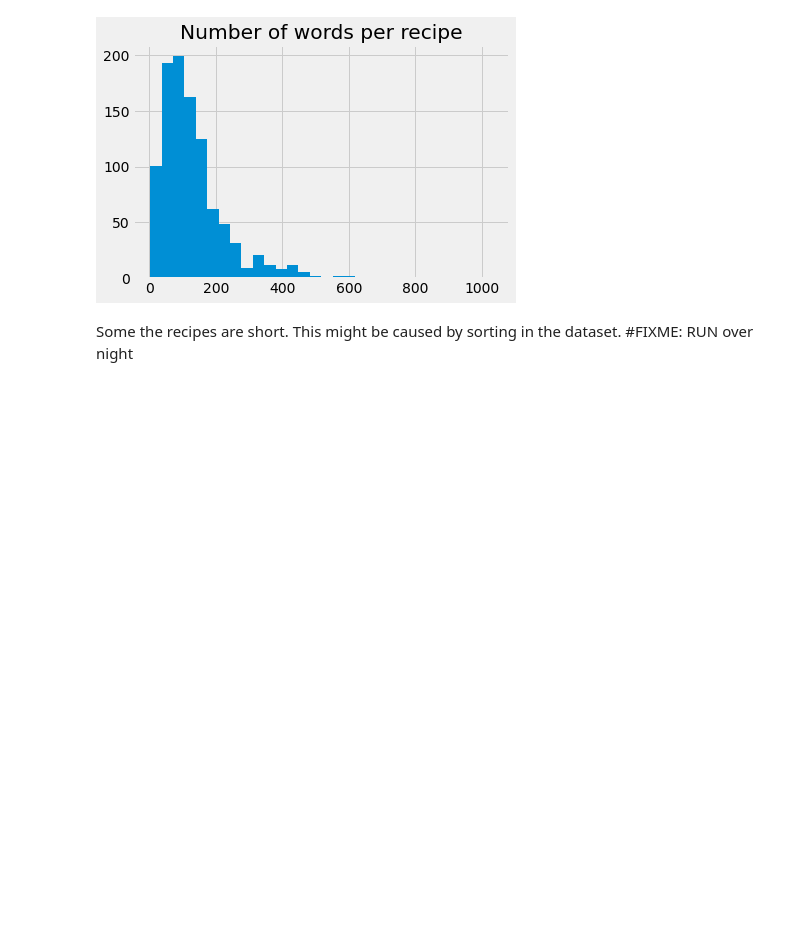
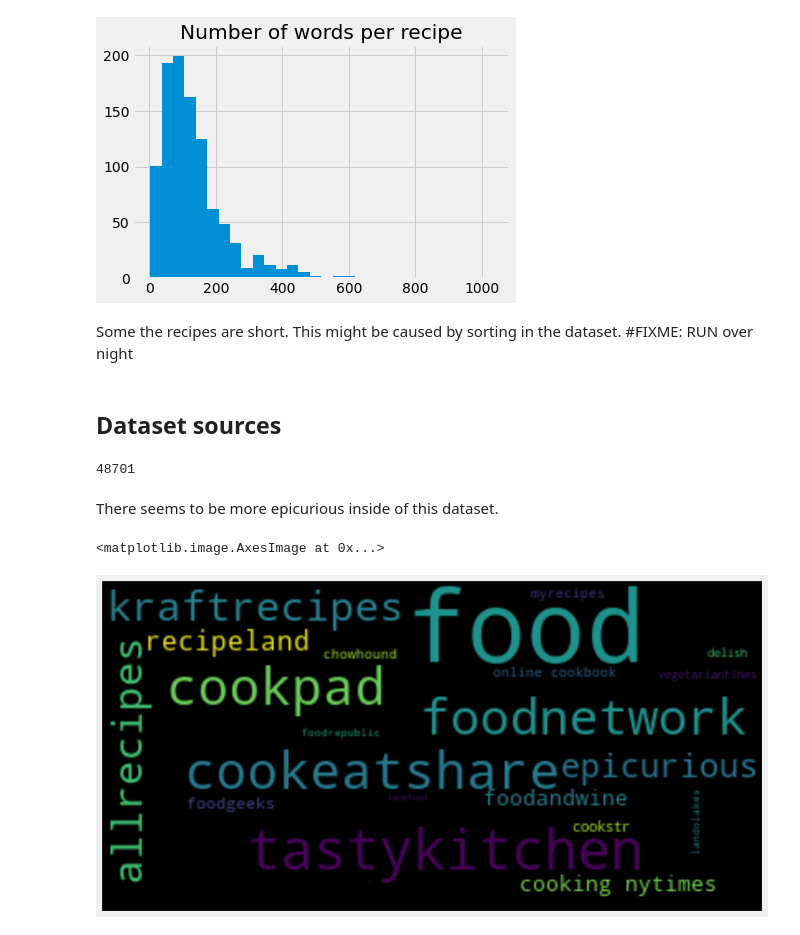
Before and after one commit to henrixapp/text_analytics, a Jupyter notebook: inspection/inspection_recipe1m.ipynb, the cells around one changed output. Cells and saved outputs as stored; diff of their text form; code cells hidden in the pictures; blank space fills up the shorter version.

```diff
--- a/inspection/inspection_recipe1m.ipynb
+++ b/inspection/inspection_recipe1m.ipynb
@@ -159,3 +159,11 @@ plt.show()
 # %% [markdown]
 Some the recipes are short. This might be caused by sorting in the dataset.
 #FIXME: RUN over night
+# %% [markdown]
+## Dataset sources
+# %%
+print(len(df[df["url"].str.contains("epicurious")]))
+# %% [output]
+48701
+# %% [markdown]
+There seems to be more epicurious inside of this dataset.
@@ -161,0 +172,9 @@ Some the recipes are short. This might be caused by sorting in the dataset.
+# %%
+urls=[ urlsplit(url).netloc for url in df["url"]]
+wc = wordcloud.WordCloud(max_words=50, max_font_size=60).generate(" ".join(urls))
+fig = plt.figure(1, figsize=(12, 12))
+plt.axis("off")
+plt.imshow(wc, interpolation="bilinear")
+# %% [output]
+<matplotlib.image.AxesImage at 0x...>
+[figure, added]
```
Also changed, not shown: parts of 1 cell of this notebook.
